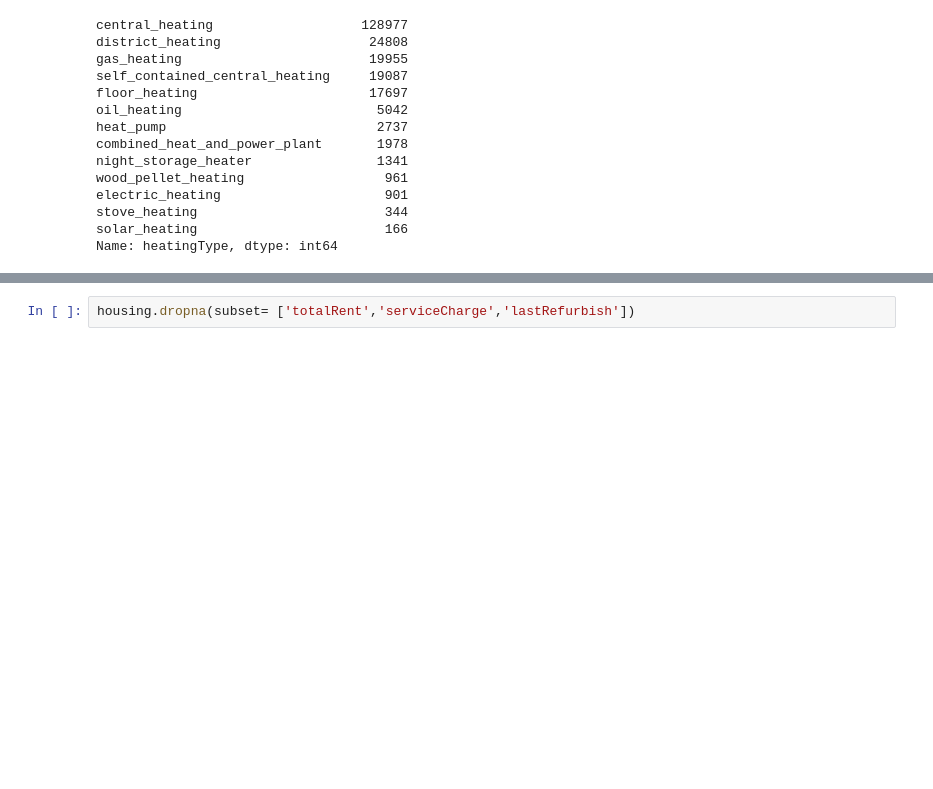
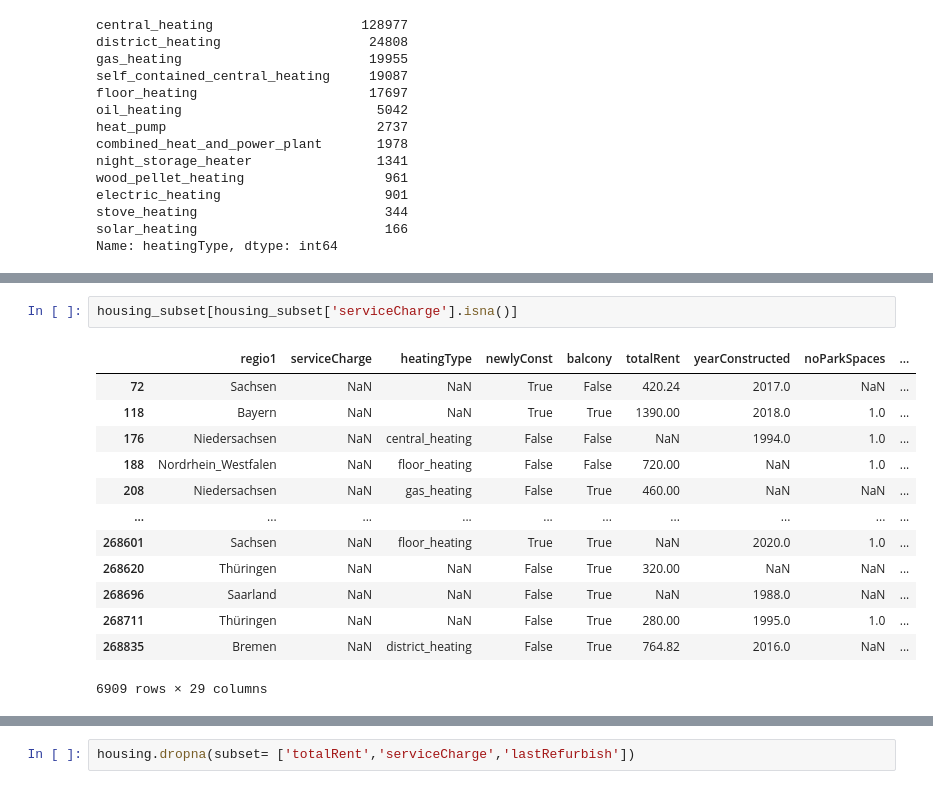
Before and after one commit to eriglesias/housing_prices_DEU, a Jupyter notebook: housing_analysis_de.ipynb, the cells around one changed output, grey strips where cells are left out. Saved outputs shown, nothing was run; the diff lists cells and outputs as text; blank space fills up the shorter version.

```diff
--- a/housing_analysis_de.ipynb
+++ b/housing_analysis_de.ipynb
@@ -282,0 +311,16 @@ With this matrix we can quickly see which columns have missing data. We can see
+# %%
+housing_subset[housing_subset['serviceCharge'].isna()]
+# %% [output]
+|  | regio1 | serviceCharge | heatingType | newlyConst | balcony | totalRent | yearConstructed | noParkSpaces | ... |
+| 72 | Sachsen | NaN | NaN | True | False | 420.24 | 2017.0 | NaN | ... |
+| 118 | Bayern | NaN | NaN | True | True | 1390.00 | 2018.0 | 1.0 | ... |
+| 176 | Niedersachsen | NaN | central_heating | False | False | NaN | 1994.0 | 1.0 | ... |
+| 188 | Nordrhein_Westfalen | NaN | floor_heating | False | False | 720.00 | NaN | 1.0 | ... |
+| 208 | Niedersachsen | NaN | gas_heating | False | True | 460.00 | NaN | NaN | ... |
+| ... | ... | ... | ... | ... | ... | ... | ... | ... | ... |
+| 268601 | Sachsen | NaN | floor_heating | True | True | NaN | 2020.0 | 1.0 | ... |
+| 268620 | Thüringen | NaN | NaN | False | True | 320.00 | NaN | NaN | ... |
+| 268696 | Saarland | NaN | NaN | False | True | NaN | 1988.0 | NaN | ... |
+| 268711 | Thüringen | NaN | NaN | False | True | 280.00 | 1995.0 | 1.0 | ... |
+| 268835 | Bremen | NaN | district_heating | False | True | 764.82 | 2016.0 | NaN | ... |
+6909 rows × 29 columns
```
Also changed, not shown: parts of 17 cells of this notebook.
